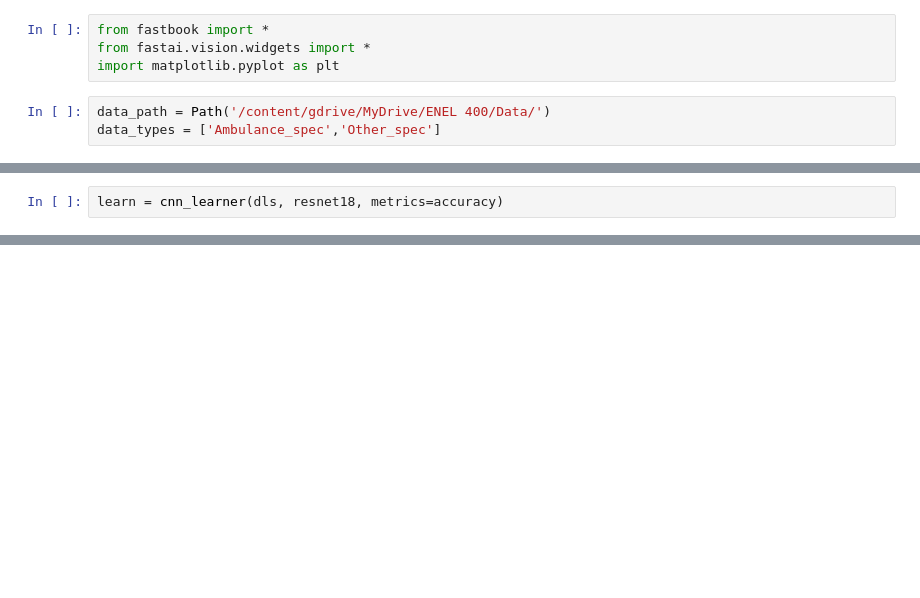
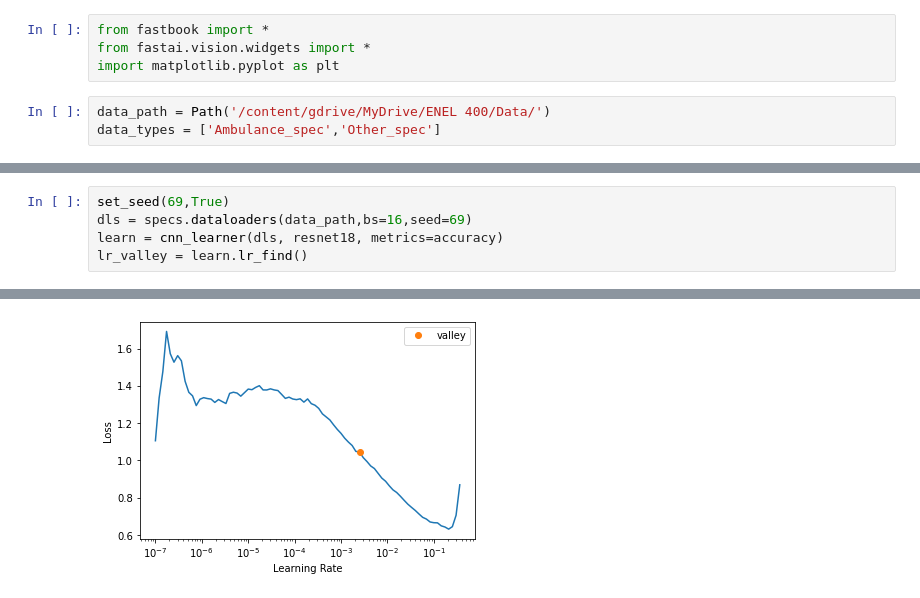
Before and after one commit to matthewocando/AutonomousAlert, a Jupyter notebook: TrainModel.ipynb, the cells around one changed output, grey strips where cells are left out. Cells and saved outputs as stored; diff of their text form; blank space fills up the shorter version.

```diff
--- a/TrainModel.ipynb
+++ b/TrainModel.ipynb
@@ -23,2 +25,6 @@ dls.train.show_batch()
 # %%
+set_seed(69,True)
+dls = specs.dataloaders(data_path,bs=16,seed=69)
 learn = cnn_learner(dls, resnet18, metrics=accuracy)
+lr_valley = learn.lr_find()
+# %% [output]
@@ -25 +33,2 @@ learn = cnn_learner(dls, resnet18, metrics=accuracy)
+[figure, added]
 # %%
```
Also changed, not shown: parts of 10 cells of this notebook.
